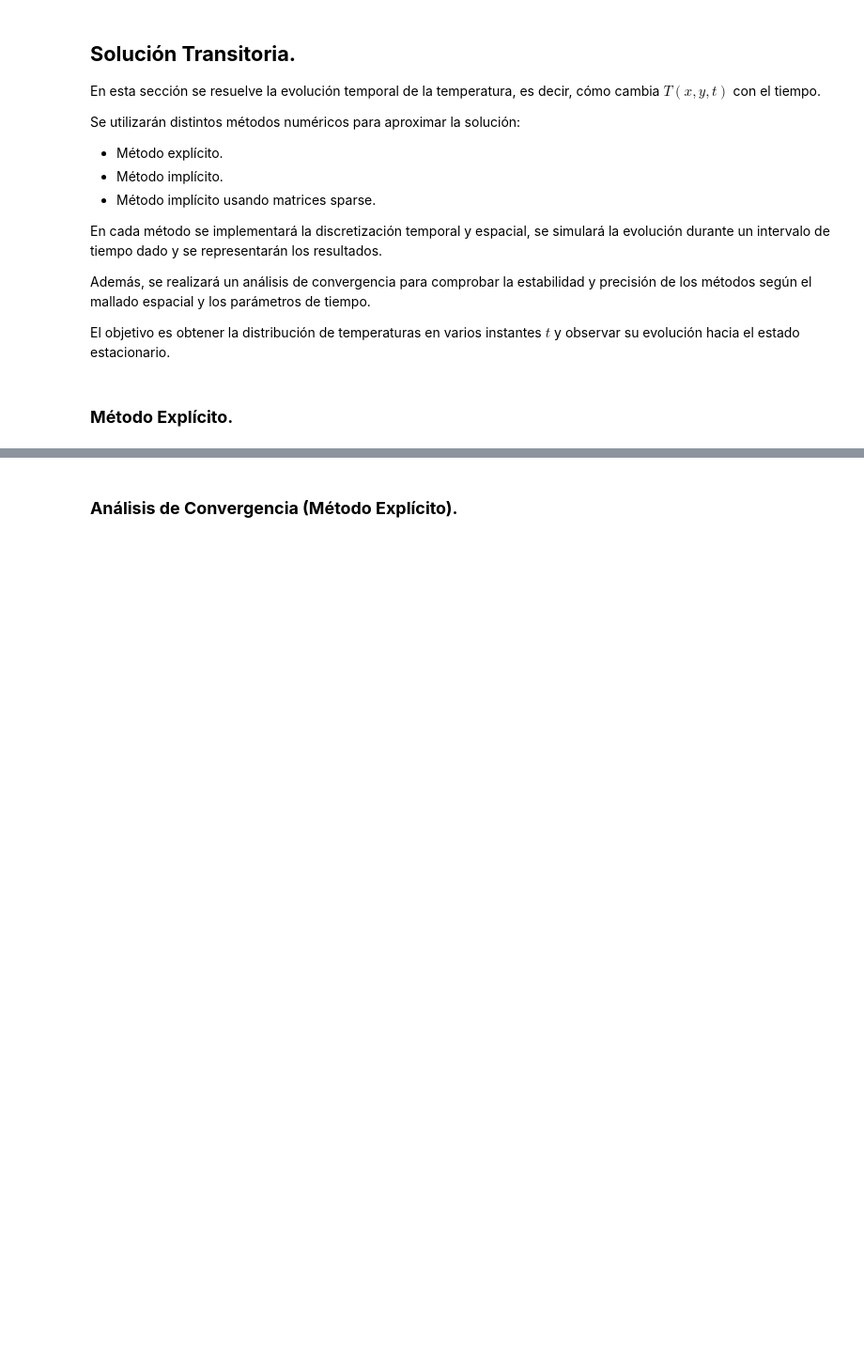
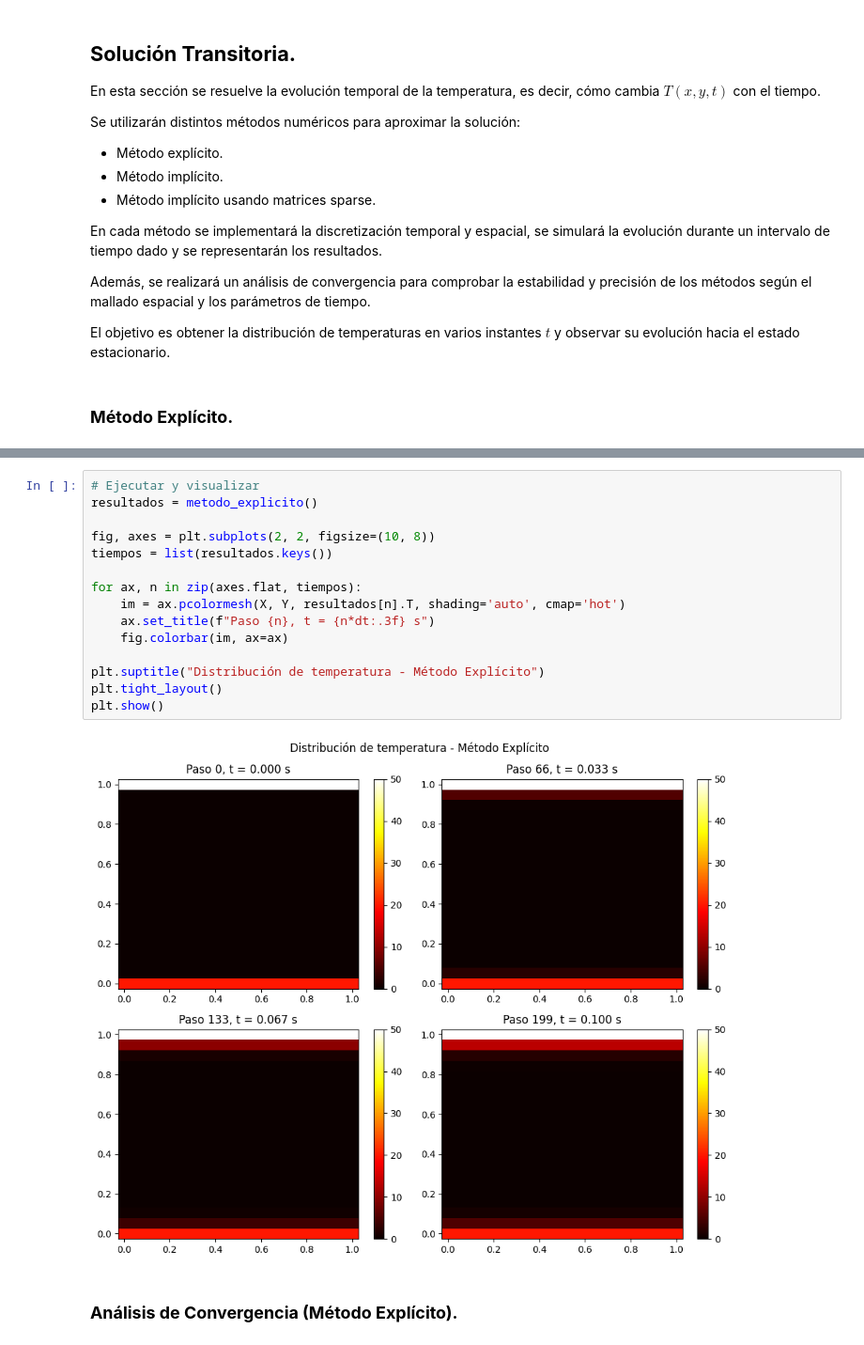
Before and after one commit to mgonzalz/sn_talleres, a Jupyter notebook: notebooks/informe-02__ecuacion-calor.ipynb, the cells around one changed output, grey strips where cells are left out. Shown at 94% size. Cells and saved outputs as stored; diff of their text form; blank space fills up the shorter version.

Commit message:
modificar metodo explicito graficas

```diff
--- a/notebooks/informe-02__ecuacion-calor.ipynb
+++ b/notebooks/informe-02__ecuacion-calor.ipynb
@@ -104,2 +144,19 @@ El objetivo es obtener la distribución de temperaturas en varios instantes $t$
+# %%
+# Ejecutar y visualizar
+resultados = metodo_explicito()
+
+fig, axes = plt.subplots(2, 2, figsize=(10, 8))
+tiempos = list(resultados.keys())
+
+for ax, n in zip(axes.flat, tiempos):
+    im = ax.pcolormesh(X, Y, resultados[n].T, shading='auto', cmap='hot')
+    ax.set_title(f"Paso {n}, t = {n*dt:.3f} s")
+    fig.colorbar(im, ax=ax)
+
+plt.suptitle("Distribución de temperatura - Método Explícito")
+plt.tight_layout()
+plt.show()
+# %% [output]
+[figure, added]
 # %% [markdown]
 ### **Análisis de Convergencia (Método Explícito).**
```
Also changed, not shown: parts of 3 cells of this notebook.
